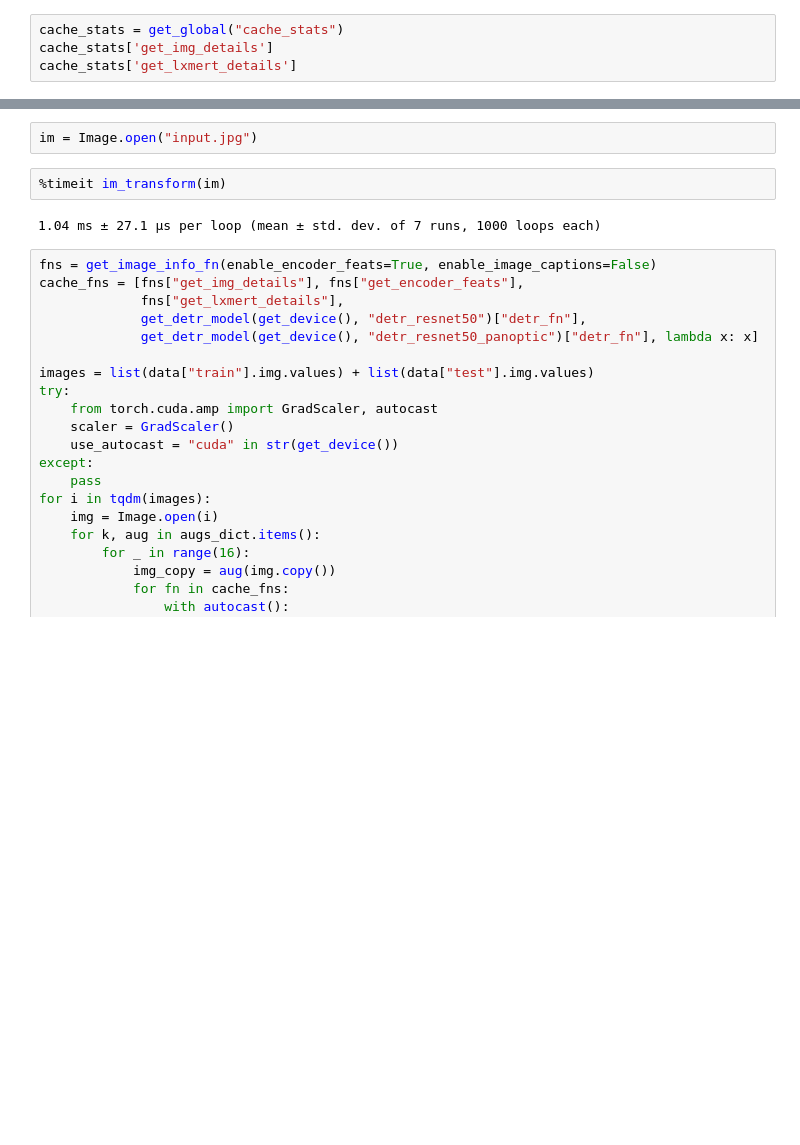
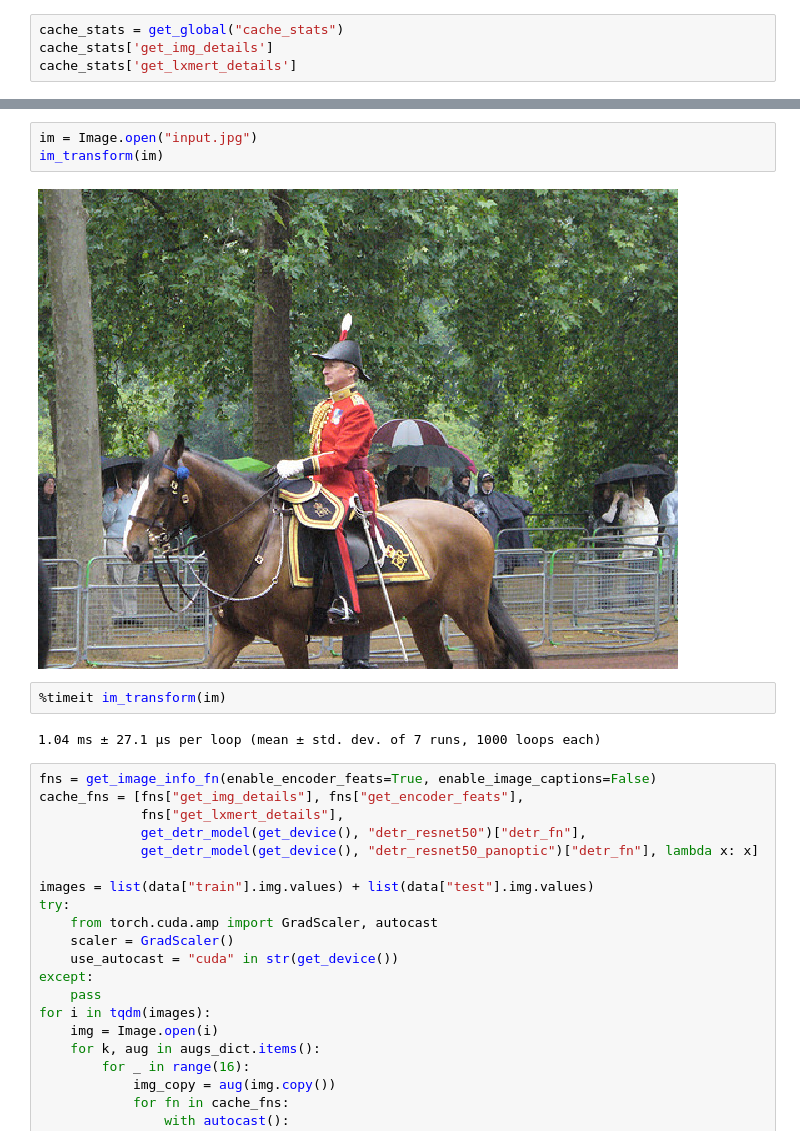
Before and after one commit to faizanahemad/facebook-hateful-memes, a Jupyter notebook: notebooks/Detectron1.ipynb, the cells around one changed output, grey strips where cells are left out. Cells and saved outputs as stored; diff of their text form; blank space fills up the shorter version.

```diff
--- a/notebooks/Detectron1.ipynb
+++ b/notebooks/Detectron1.ipynb
@@ -139,5 +128,8 @@ len(hashes)
 # %%
 im = Image.open("input.jpg")
+im_transform(im)
+# %% [output]
+[figure, added]
 # %%
 %timeit im_transform(im)
 # %% [output]
```
Also changed, not shown: parts of 3 cells of this notebook.
